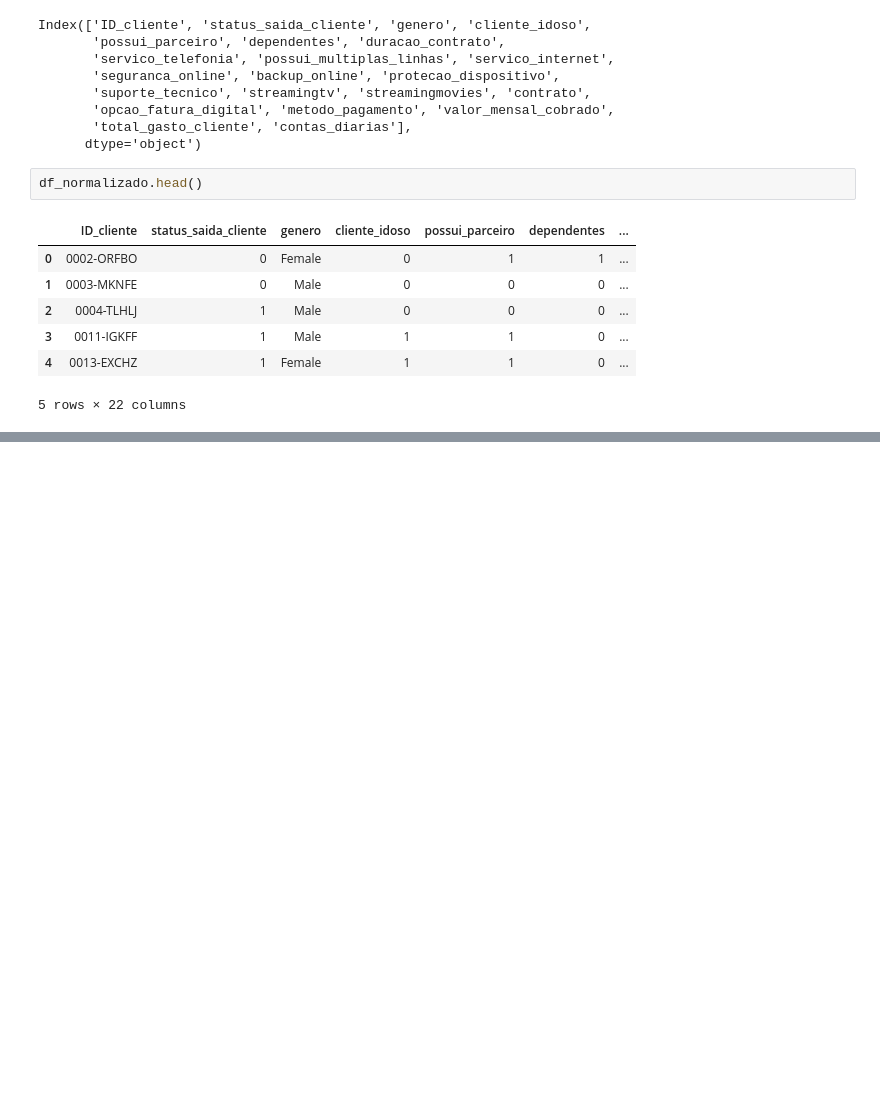
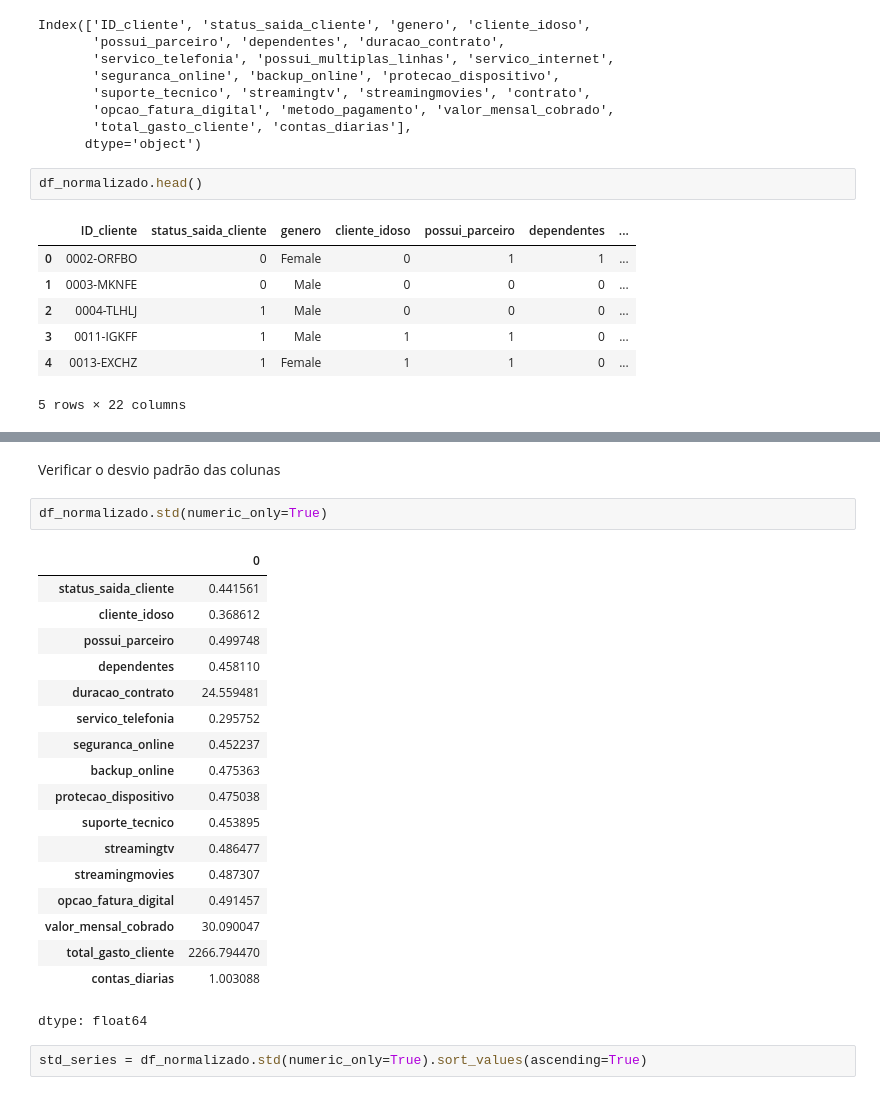
Before and after one commit to LeideMarina18/Desafio_Telecom_X_Alura, a Jupyter notebook: TelecomX.ipynb, the cells around one changed output, grey strips where cells are left out. Drawn from its saved outputs; the diff is of its cells as text; blank space fills up the shorter version.

```diff
--- a/TelecomX.ipynb
+++ b/TelecomX.ipynb
@@ -578,0 +606,25 @@ df_normalizado.head()
+# %% [markdown]
+Verificar o desvio padrão das colunas
+# %%
+df_normalizado.std(numeric_only=True)
+# %% [output]
+|  | 0 |
+| status_saida_cliente | 0.441561 |
+| cliente_idoso | 0.368612 |
+| possui_parceiro | 0.499748 |
+| dependentes | 0.458110 |
+| duracao_contrato | 24.559481 |
+| servico_telefonia | 0.295752 |
+| seguranca_online | 0.452237 |
+| backup_online | 0.475363 |
+| protecao_dispositivo | 0.475038 |
+| suporte_tecnico | 0.453895 |
+| streamingtv | 0.486477 |
+| streamingmovies | 0.487307 |
+| opcao_fatura_digital | 0.491457 |
+| valor_mensal_cobrado | 30.090047 |
+| total_gasto_cliente | 2266.794470 |
+| contas_diarias | 1.003088 |
+dtype: float64
+# %%
+std_series = df_normalizado.std(numeric_only=True).sort_values(ascending=True)
```
Also changed, not shown: parts of 48 cells of this notebook.
